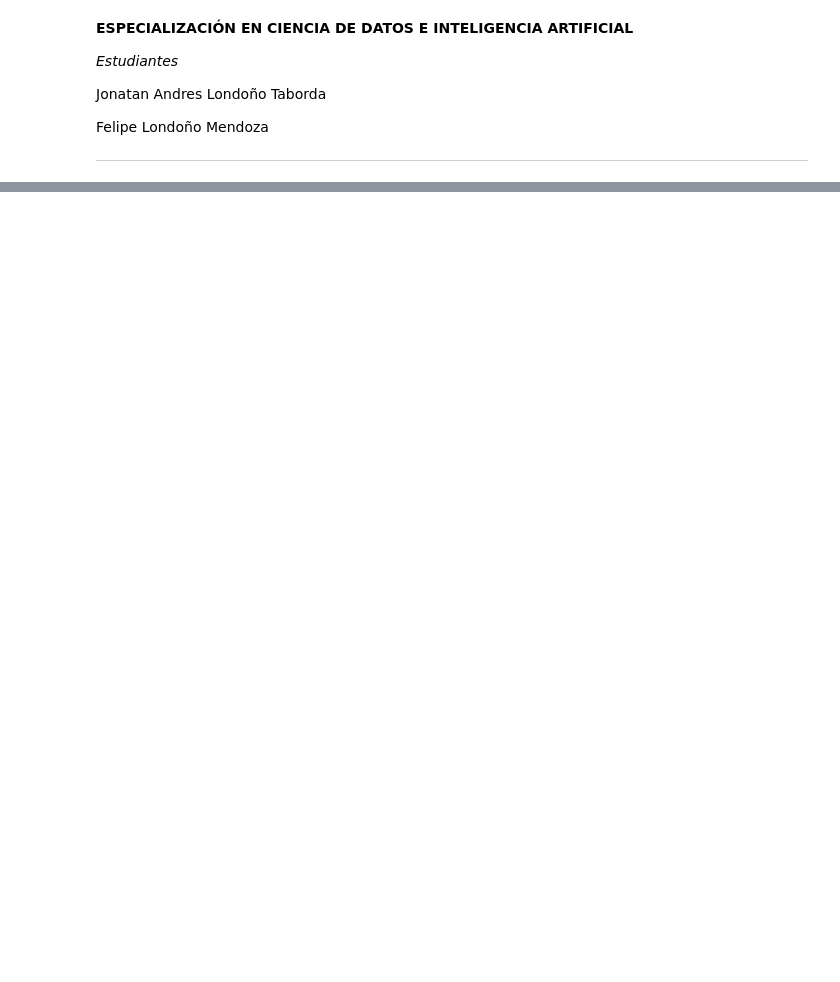
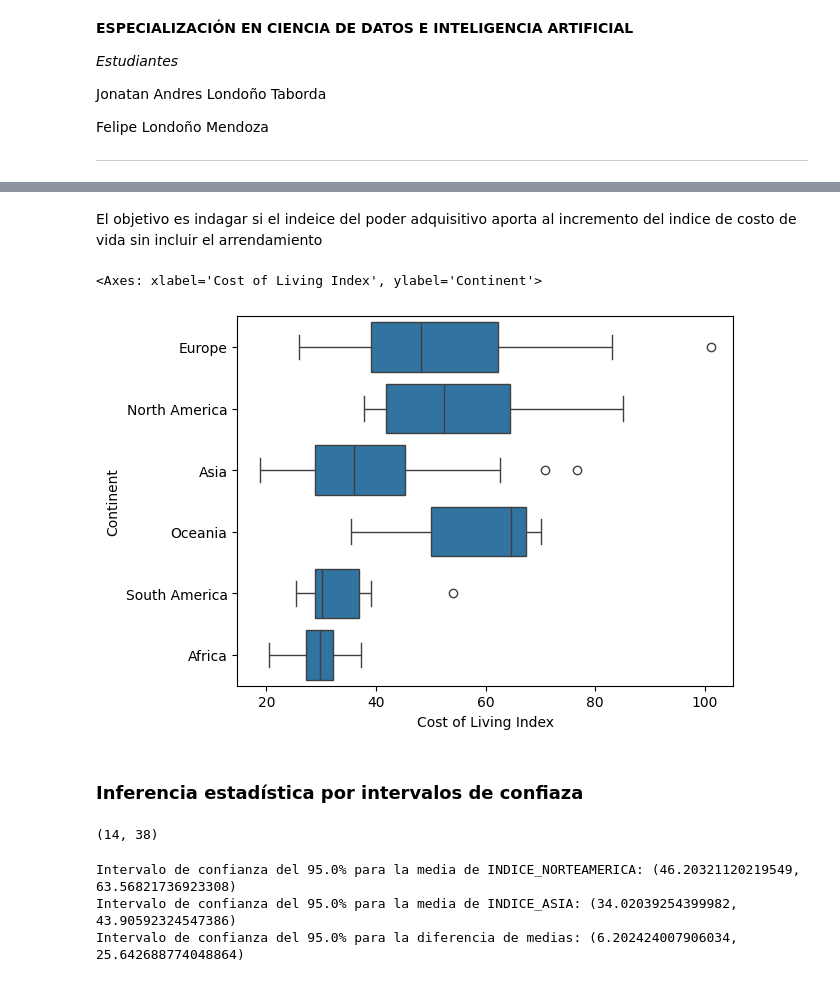
Before and after one commit to andreess891/AnalisisDescriptivo, a Jupyter notebook: TallerIntCienciaDatos/taller.ipynb, the cells around one changed output, grey strips where cells are left out. Cells and saved outputs as stored; diff of their text form; code cells hidden in the pictures; blank space fills up the shorter version.

```diff
--- a/TallerIntCienciaDatos/taller.ipynb
+++ b/TallerIntCienciaDatos/taller.ipynb
@@ -742,0 +128,10 @@ cluster_df
+# %% [markdown]
+El objetivo es indagar si el indeice del poder adquisitivo aporta al incremento del indice de costo de vida sin incluir el arrendamiento
+# %%
+# 'BOX PLOT' Diagrama de caja y bigotes por continente y el inidice de costo de vida excluyendo el alquiler
+sns.boxplot(x = 'Cost of Living Index', y = 'Continent', data = datos)
+# %% [output]
+<Axes: xlabel='Cost of Living Index', ylabel='Continent'>
+[figure, added]
+# %% [markdown]
+### Inferencia estadística por intervalos de confiaza
@@ -742,0 +145,57 @@ cluster_df
+# %%
+# Observando el total de datos registrados del gasto de viaje para las variables a comparar (INDICE_NORTEAMERICA y INDICE_ASIA)
+len(INDICE_NORTEAMERICA), len(INDICE_ASIA)
+# %% [output]
+(14, 38)
+# %%
+nivel_confianza = 0.95  # Nivel de confianza del 95%
+n1 = len(INDICE_NORTEAMERICA) # tamaño de muestra 1 (INDICE_NORTEAMERICA)
+n2 = len(INDICE_ASIA) # tamaño de muestra 2 (INDICE_ASIA)
+
+# Medias de las variables a comparar
+media_INDICE_CV_NORTEAMERICA = INDICE_NORTEAMERICA.mean()
+media_INDICE_CV_ASIA = INDICE_ASIA.mean()
+
+# Variazas de las variables a comparar
+varianza_INDICE_CV_NORTEAMERICA = INDICE_NORTEAMERICA.var()
+varianza_INDICE_CV_ASIA = INDICE_NORTEAMERICA.var()
+
+# Calcular la diferencia de medias
+dife_medias = media_INDICE_CV_NORTEAMERICA - media_INDICE_CV_ASIA
+
+# Calcular el error estándar
+error_estan1 = np.sqrt(varianza_INDICE_CV_NORTEAMERICA/n1)
+error_estan2 = np.sqrt(varianza_INDICE_CV_ASIA/n2)
+error_estan_dife = np.sqrt(varianza_INDICE_CV_NORTEAMERICA/n1
+                            + varianza_INDICE_CV_ASIA/n2)
+
+# Grados de libertad
+gl1 = n1 - 1 # muestra 1 (INDICE_NORTEAMERICA)
+gl2 = n2 - 1 # muestra 2 (INDICE_ASIA)
+gl_i = n1 + n2 - 2 # diferencia de muestras independientes (tamaños iguales)
+gl = ((varianza_INDICE_CV_NORTEAMERICA/n1 + varianza_INDICE_CV_ASIA/n2)**2 /
+        (((varianza_INDICE_CV_NORTEAMERICA/n1)**2 / (n1 - 1)) +
+         ((varianza_INDICE_CV_ASIA/n2)**2 / (n2 - 1)))) # diferencia de muestras independientes (tamaños diferentes)
+
+
+# Valor Crítico
+estadis_t1 = st.t.ppf((1 + nivel_confianza) / 2, df=gl1)  # Valor crítico de t (muestra 1)
+estadis_t2 = st.t.ppf((1 + nivel_confianza) / 2, df=gl2)  # Valor crítico de t (muestra 2)
+estadis_t = st.t.ppf((1 + nivel_confianza) / 2, df=gl)  # Valor crítico de t (diferencia de muestras)
+
+# Calcular el intervalo de confianza utilizando la distribución t de Student
+lim_inf1 = media_INDICE_CV_NORTEAMERICA - estadis_t1 * error_estan1
+lim_sup1 = media_INDICE_CV_NORTEAMERICA + estadis_t1 * error_estan1
+lim_inf2 = media_INDICE_CV_ASIA - estadis_t2 * error_estan2
+lim_sup2 = media_INDICE_CV_ASIA + estadis_t2 * error_estan2
+lim_inf = dife_medias - estadis_t * error_estan_dife
+lim_sup = dife_medias + estadis_t * error_estan_dife
+
+# Resultados
+print(f"Intervalo de confianza del {nivel_confianza*100}% para la media de INDICE_NORTEAMERICA:", (float(lim_inf1), float(lim_sup1)))
+print(f"Intervalo de confianza del {nivel_confianza*100}% para la media de INDICE_ASIA:", (float(lim_inf2), float(lim_sup2)))
+print(f"Intervalo de confianza del {nivel_confianza*100}% para la diferencia de medias:", (float(lim_inf), float(lim_sup)))
+# %% [output]
+Intervalo de confianza del 95.0% para la media de INDICE_NORTEAMERICA: (46.20321120219549, 63.56821736923308)
+Intervalo de confianza del 95.0% para la media de INDICE_ASIA: (34.02039254399982, 43.90592324547386)
+Intervalo de confianza del 95.0% para la diferencia de medias: (6.202424007906034, 25.642688774048864)
```
Also changed, not shown: parts of 56 cells of this notebook, 3 other files.
